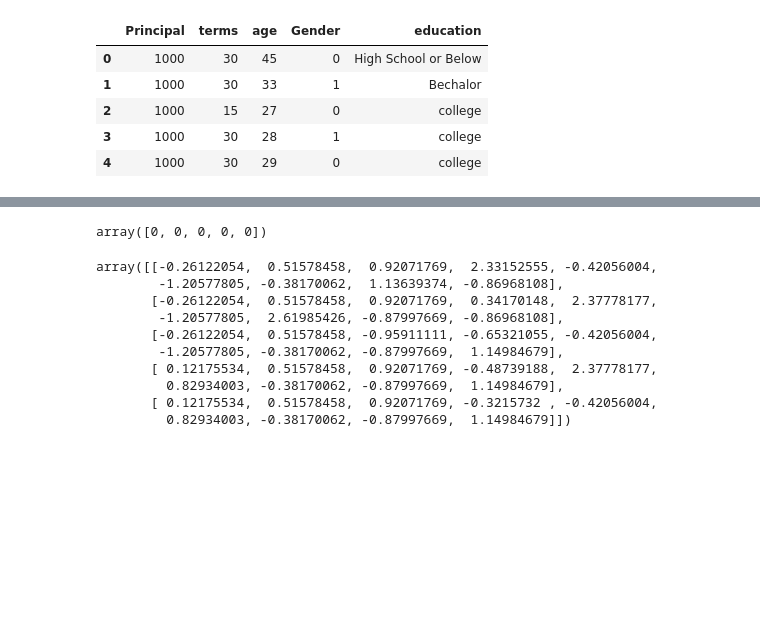
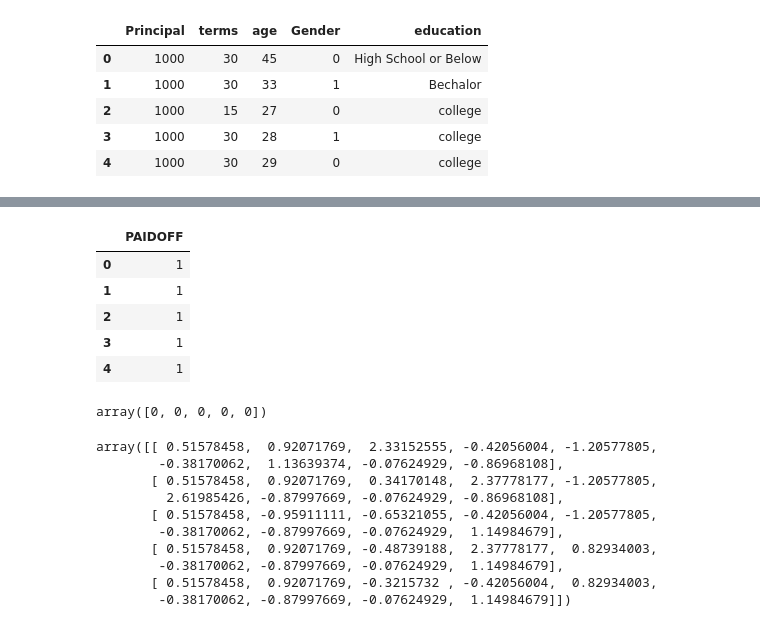
Before and after one commit to gagc056/Cousera-capstone-project, a Jupyter notebook: Capstone_Notebook.ipynb, the cells around one changed output, grey strips where cells are left out. Saved outputs shown, nothing was run; the diff lists cells and outputs as text; code cells hidden in the pictures; blank space fills up the shorter version.

```diff
--- a/Capstone_Notebook.ipynb
+++ b/Capstone_Notebook.ipynb
@@ -165 +195,12 @@ X[0:5]
+# %%
+target = pd.get_dummies(df_target['loan_status'])
+target.drop(['COLLECTION'], axis = 1,inplace=True)
+target.head()
+# %% [output]
+|  | PAIDOFF |
+| 0 | 1 |
+| 1 | 1 |
+| 2 | 1 |
+| 3 | 1 |
+| 4 | 1 |
 # %%
@@ -176,15 +217,15 @@ array([0, 0, 0, 0, 0])
 # %%
-X=preprocessing.StandardScaler().fit(X).transform(X)
+X=preprocessing.StandardScaler().fit_transform(X)
 X[0:5]
 # %% [output]
-array([[-0.26122054,  0.51578458,  0.92071769,  2.33152555, -0.42056004,
-        -1.20577805, -0.38170062,  1.13639374, -0.86968108],
-       [-0.26122054,  0.51578458,  0.92071769,  0.34170148,  2.37778177,
-        -1.20577805,  2.61985426, -0.87997669, -0.86968108],
-       [-0.26122054,  0.51578458, -0.95911111, -0.65321055, -0.42056004,
-        -1.20577805, -0.38170062, -0.87997669,  1.14984679],
-       [ 0.12175534,  0.51578458,  0.92071769, -0.48739188,  2.37778177,
-         0.82934003, -0.38170062, -0.87997669,  1.14984679],
-       [ 0.12175534,  0.51578458,  0.92071769, -0.3215732 , -0.42056004,
-         0.82934003, -0.38170062, -0.87997669,  1.14984679]])
+array([[ 0.51578458,  0.92071769,  2.33152555, -0.42056004, -1.20577805,
+        -0.38170062,  1.13639374, -0.07624929, -0.86968108],
+       [ 0.51578458,  0.92071769,  0.34170148,  2.37778177, -1.20577805,
+         2.61985426, -0.87997669, -0.07624929, -0.86968108],
+       [ 0.51578458, -0.95911111, -0.65321055, -0.42056004, -1.20577805,
+        -0.38170062, -0.87997669, -0.07624929,  1.14984679],
+       [ 0.51578458,  0.92071769, -0.48739188,  2.37778177,  0.82934003,
+        -0.38170062, -0.87997669, -0.07624929,  1.14984679],
+       [ 0.51578458,  0.92071769, -0.3215732 , -0.42056004,  0.82934003,
+        -0.38170062, -0.87997669, -0.07624929,  1.14984679]])
 # %%
```
Also changed, not shown: parts of 31 cells of this notebook.
